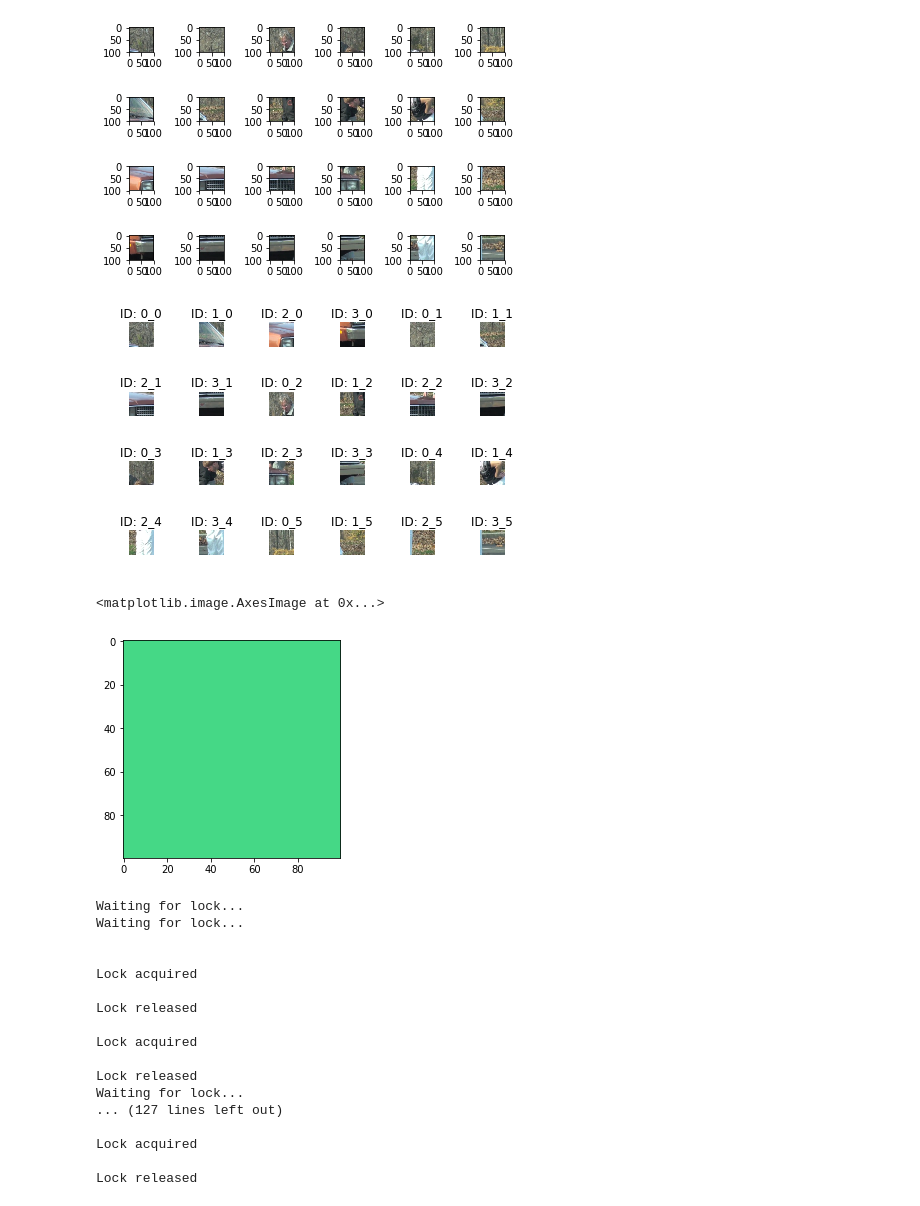
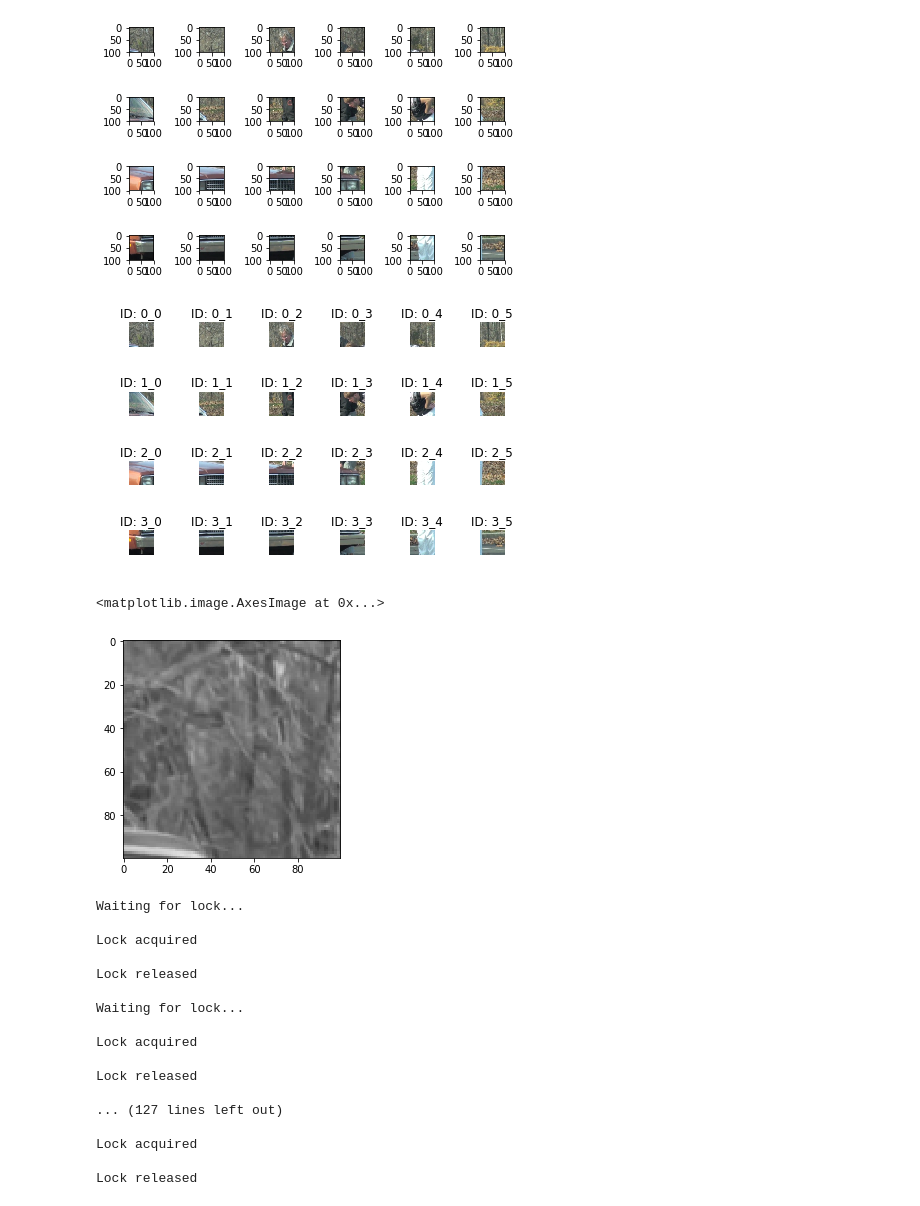
Before and after one commit to zainebrahim/nomads, a Jupyter notebook: source/richard/parallel-exploration-0.ipynb, the cells around one changed output. Drawn from its saved outputs; the diff is of its cells as text; code cells hidden in the pictures.

Commit message:
threading done

```diff
--- a/source/richard/parallel-exploration-0.ipynb
+++ b/source/richard/parallel-exploration-0.ipynb
@@ -19,22 +19,22 @@ print(img.shape)
 # %%
 ## Let's split the image into chunks
 def split_2d_image(img):
-    col_imgs = np.hsplit(img, 6)
+    row_imgs = np.vsplit(img, 4)
     img_list = []
-    for col in col_imgs:
-        img_list.append(np.vsplit(col, 4))
+    for row in row_imgs:
+        img_list.append(np.hsplit(row, 6))
     return img_list
 
 img_list = split_2d_image(img)
-fig=plt.figure(figsize=(len(img_list), len(img_list[0])))
-columns = len(img_list)
-rows = len(img_list[0])
+fig=plt.figure(figsize=(len(img_list[0]), len(img_list)))
+rows = len(img_list)
+columns = len(img_list[0])
 count = 1
 
 for row in range(rows):
     for col in range(columns):
         fig.add_subplot(rows, columns, count)
-        plt.imshow(img_list[col][row],interpolation='nearest')
+        plt.imshow(img_list[row][col],interpolation='nearest')
         count += 1
 
 fig.tight_layout()
@@ -50,44 +50,41 @@ plt.show()
 
 image_map = {}
 
-for col in range(columns):
-    for row in range(rows):
-        image_map[str(row) + '_' + str(col)] = img_list[col][row]
+for row in range(rows):
+    for col in range(columns):
+        image_map[str(row) + '_' + str(col)] = img_list[row][col]
 
-fig=plt.figure(figsize=(len(img_list), len(img_list[0])))
+fig=plt.figure(figsize=(len(img_list[0]), len(img_list)))
 count = 1
 for key, value in image_map.items():
     fig.add_subplot(rows, columns, count).title.set_text("ID: " + key)
-    plt.imshow(value ,interpolation='nearest')
+    plt.imshow(value,interpolation='nearest')
     plt.axis('off')
     count += 1
 
 fig.tight_layout()
 plt.show()
 # %% [output]
-[figure, old version]
+[figure, new version]
 # %%
 ## Now we set a function that will be applied over each image chunk.
-## We will use a very simple function for now: make everyting a random color and wait 5 seconds (to make parallel time more apparent)!
+## We will use a very simple function for now: make everyting grayscale and wait 5 seconds (to make parallel time more apparent)!
 import time
 
-def crappy_function(img):
+def crappy_function(sec, img):
     img.setflags(write=1)
-    r = np.random.randint(1, 256)
-    g = np.random.randint(1, 256)
-    b = np.random.randint(1, 256)
     for y in range(len(img)):
         for x in range(len(img[0])):
-            img[y][x] = [r, g, b]
-            time.sleep(0.001)
+            img[y][x] = [np.sum(img[y][x])/3]*3
+            time.sleep(sec)
     return img
 
 ## Test crappy function to make sure it works
-test = crappy_function(next (iter (image_map.values())) )
+test = crappy_function(.001, next (iter (image_map.values())) )
 plt.imshow(test)
 # %% [output]
 <matplotlib.image.AxesImage at 0x...>
-[figure, old version]
+[figure, new version]
 # %%
 ## Parallel Time
 ## We will use Python Multiprocessing for now and switch to Scala or a Framework
@@ -103,8 +100,8 @@ result_list = [[None for i in range(columns)] for j in range(rows)]
 ## Threading lock for good practice
 lock = threading.Lock()
 
-def worker(key, img):
-    result = crappy_function(img)
+def worker(sec, key, img):
+    result = crappy_function(sec, img)
     print("Waiting for lock...\n")
     lock.acquire()
     print("Lock acquired\n")
@@ -116,21 +113,21 @@ def worker(key, img):
         lock.release()
 
 for key, value in image_map.items():
-    t = threading.Thread(target = worker, args = (key, value))
+    t = threading.Thread(target = worker, args = (.001, key, value))
     t.start()
 # %% [output]
 Waiting for lock...
-Waiting for lock...
-
 
 Lock acquired
 
 Lock released
 
+Waiting for lock...
+
 Lock acquired
 
 Lock released
-Waiting for lock...
+
 ... (127 lines left out)
 
 Lock acquired
```
Also changed, not shown: parts of 3 cells of this notebook.
